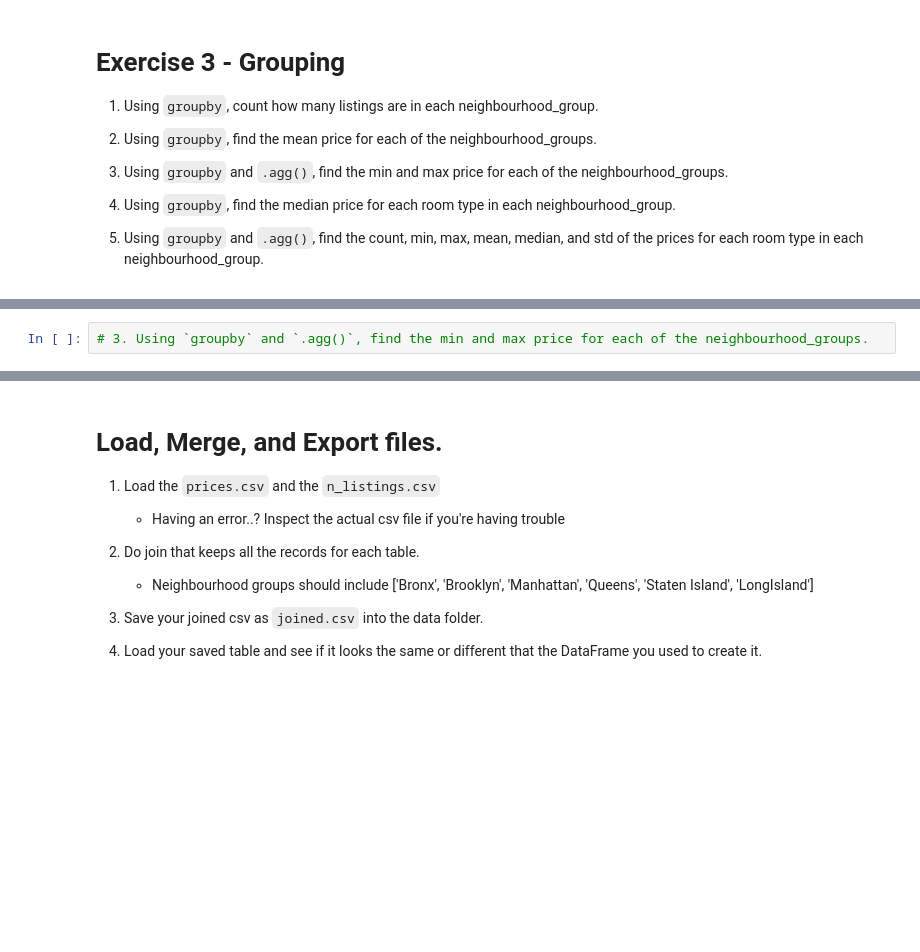
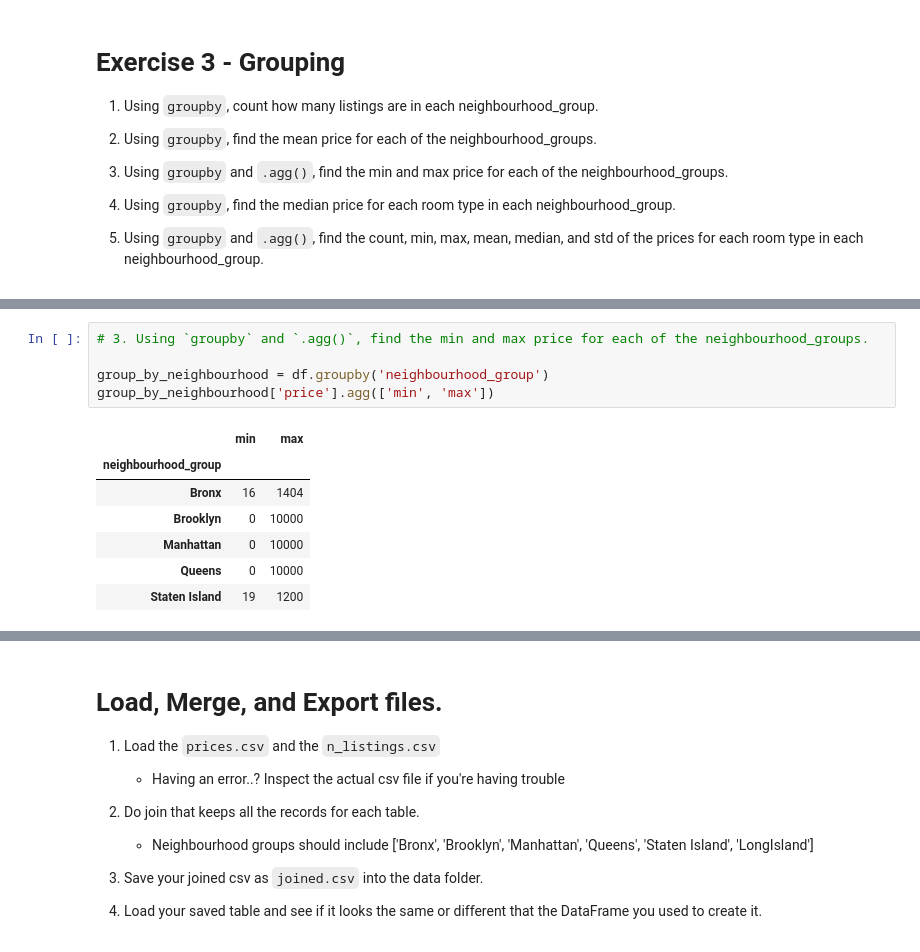
Before and after one commit to rajmnoor27/Noor-Raj-2024-DS-Fri-1230, a Jupyter notebook: Week-01-Pandas/Exercise-NR.ipynb, the cells around one changed output, grey strips where cells are left out. Saved outputs shown, nothing was run; the diff lists cells and outputs as text; blank space fills up the shorter version.

```diff
--- a/Week-01-Pandas/Exercise-NR.ipynb
+++ b/Week-01-Pandas/Exercise-NR.ipynb
@@ -79,4 +201,15 @@ Return the following subsets of the dataframe.
 # %%
 # 3. Using `groupby` and `.agg()`, find the min and max price for each of the neighbourhood_groups.
+
+group_by_neighbourhood = df.groupby('neighbourhood_group')
+group_by_neighbourhood['price'].agg(['min', 'max'])
+# %% [output]
+|  | min | max |
+| neighbourhood_group |  |  |
+| Bronx | 16 | 1404 |
+| Brooklyn | 0 | 10000 |
+| Manhattan | 0 | 10000 |
+| Queens | 0 | 10000 |
+| Staten Island | 19 | 1200 |
 # %%
 # 4. Using `groupby`, find the mean price for each room_type in each neighbourhood_group.
```
Also changed, not shown: parts of 16 cells of this notebook, 1 other file.
